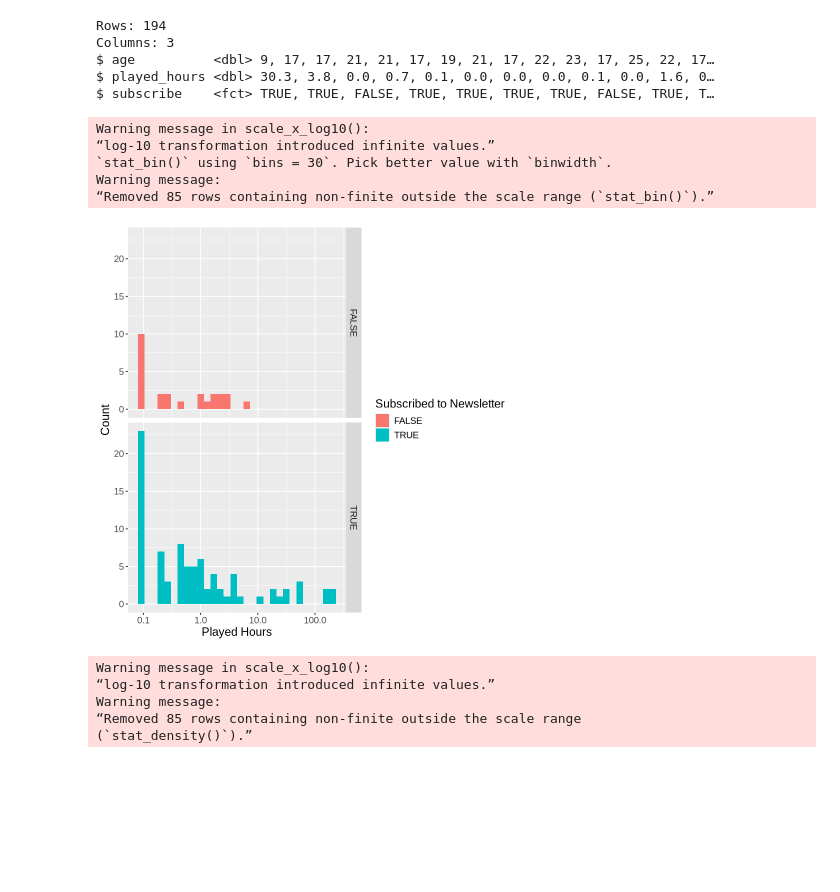
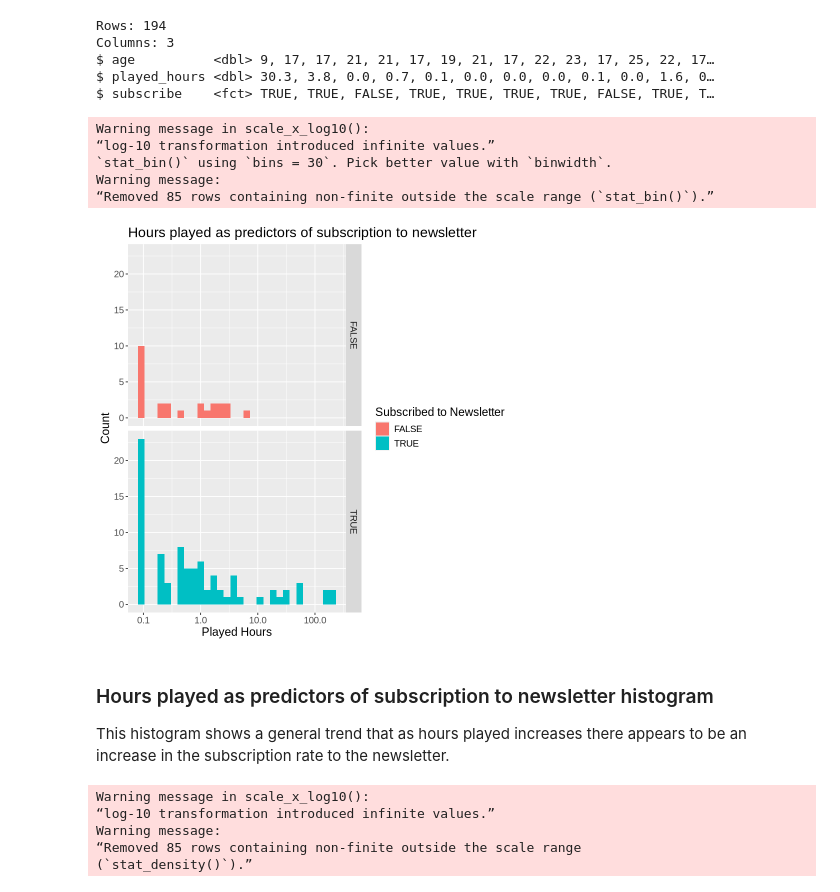
Before and after one commit to g-amadorz/dsci-project, a Jupyter notebook: Players_clean.ipynb, the cells around one changed output. Drawn from its saved outputs; the diff is of its cells as text; code cells hidden in the pictures; blank space fills up the shorter version.

Commit message:
Added short descriptions to graphs

```diff
--- a/Players_clean.ipynb
+++ b/Players_clean.ipynb
@@ -129,20 +129,24 @@ $ subscribe    <fct> TRUE, TRUE, FALSE, TRUE, TRUE, TRUE, TRUE, FALSE, TRUE, T
 # %%
 hours_played_hist <- players_clean |>
     ggplot(aes(x = played_hours, fill = subscribe)) +
     geom_histogram() +
     scale_x_log10() +
     facet_grid(rows=vars(subscribe)) +
     labs(x = "Played Hours", fill = "Subscribed to Newsletter", y = "Count") +
+    ggtitle("Hours played as predictors of subscription to newsletter")+
     theme(text = element_text(size = 14))
 
 hours_played_hist
 # %% [output]
 Warning message in scale_x_log10():
 “log-10 transformation introduced infinite values.”
 `stat_bin()` using `bins = 30`. Pick better value with `binwidth`.
 Warning message:
 “Removed 85 rows containing non-finite outside the scale range (`stat_bin()`).”
-[figure, old version]
+[figure, new version]
+# %% [markdown]
+### Hours played as predictors of subscription to newsletter histogram
+This histogram shows a general trend that as hours played increases there appears to be an increase in the subscription rate to the newsletter.
 # %%
 hours_played_density_plot <- players_clean |>
   ggplot(aes(x = played_hours, fill = subscribe)) +
```
Also changed, not shown: parts of 9 cells of this notebook.
